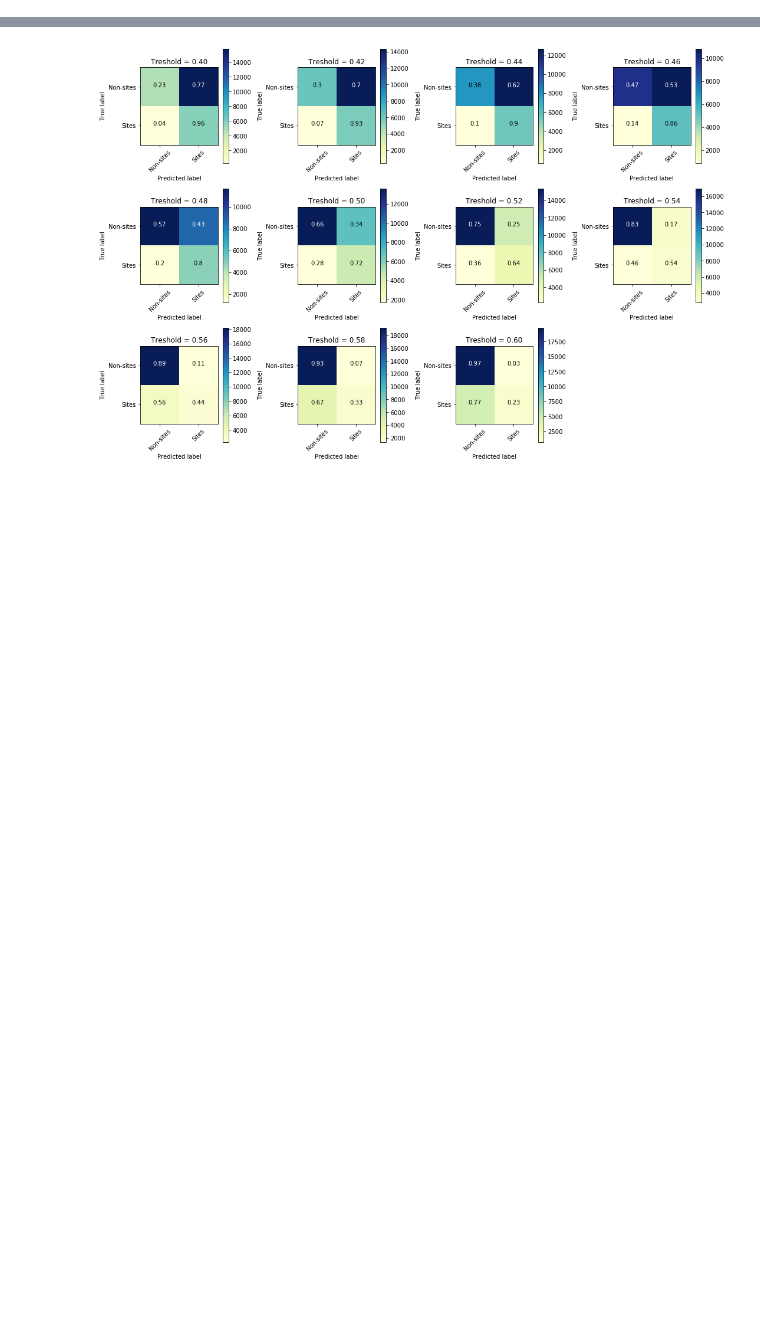
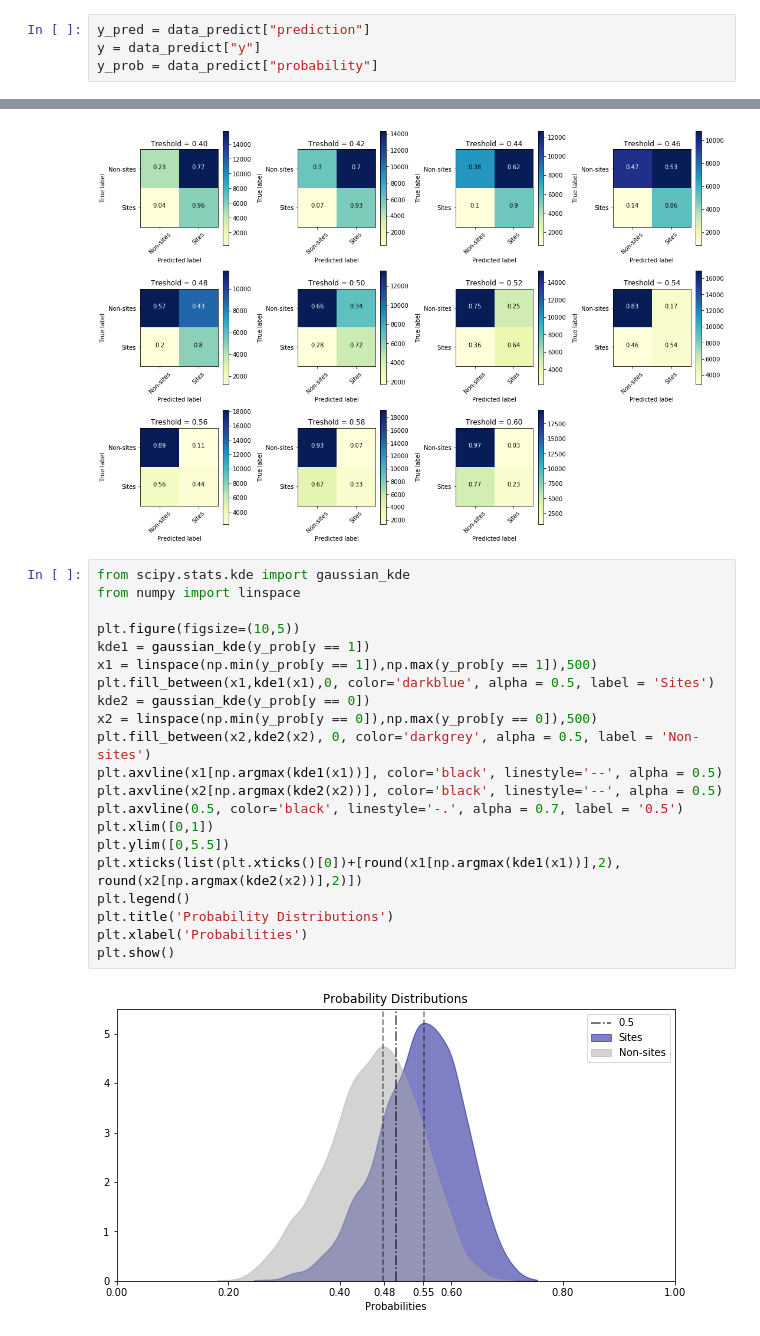
Before and after one commit to PollyTikhonova/coursework, a Jupyter notebook: Find ratio & treshold.ipynb, the cells around one changed output, grey strips where cells are left out. Drawn from its saved outputs; the diff is of its cells as text; blank space fills up the shorter version.

```diff
--- a/Find ratio & treshold.ipynb
+++ b/Find ratio & treshold.ipynb
@@ -140,3 +136,7 @@ y_prob = data_predict["probability"]
+# %%
+y_pred = data_predict["prediction"]
+y = data_predict["y"]
+y_prob = data_predict["probability"]
 # %%
 def plot_confusion_matrix_(cm, normalize=False, title='Confusion matrix', cmap=plt.cm.YlGnBu):
     """
@@ -177,3 +177,26 @@ for j,i in enumerate(treshholds):
 plt.show()
 # %% [output]
 [figure]
+# %%
+from scipy.stats.kde import gaussian_kde
+from numpy import linspace
+
+plt.figure(figsize=(10,5))
+kde1 = gaussian_kde(y_prob[y == 1])
+x1 = linspace(np.min(y_prob[y == 1]),np.max(y_prob[y == 1]),500)
+plt.fill_between(x1,kde1(x1),0, color='darkblue', alpha = 0.5, label = 'Sites')
+kde2 = gaussian_kde(y_prob[y == 0])
+x2 = linspace(np.min(y_prob[y == 0]),np.max(y_prob[y == 0]),500)
+plt.fill_between(x2,kde2(x2), 0, color='darkgrey', alpha = 0.5, label = 'Non-sites')
+plt.axvline(x1[np.argmax(kde1(x1))], color='black', linestyle='--', alpha = 0.5)
+plt.axvline(x2[np.argmax(kde2(x2))], color='black', linestyle='--', alpha = 0.5)
+plt.axvline(0.5, color='black', linestyle='-.', alpha = 0.7, label = '0.5')
+plt.xlim([0,1])
+plt.ylim([0,5.5])
+plt.xticks(list(plt.xticks()[0])+[round(x1[np.argmax(kde1(x1))],2), round(x2[np.argmax(kde2(x2))],2)])
+plt.legend()
+plt.title('Probability Distributions')
+plt.xlabel('Probabilities')
+plt.show()
+# %% [output]
+[figure, added]
```
Also changed, not shown: parts of 3 cells of this notebook.
